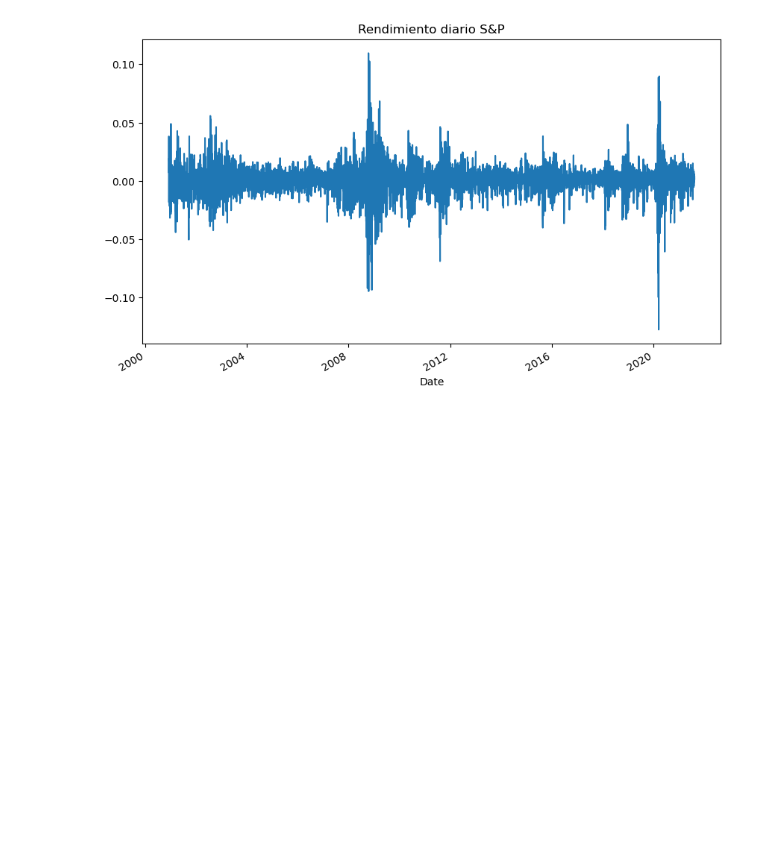
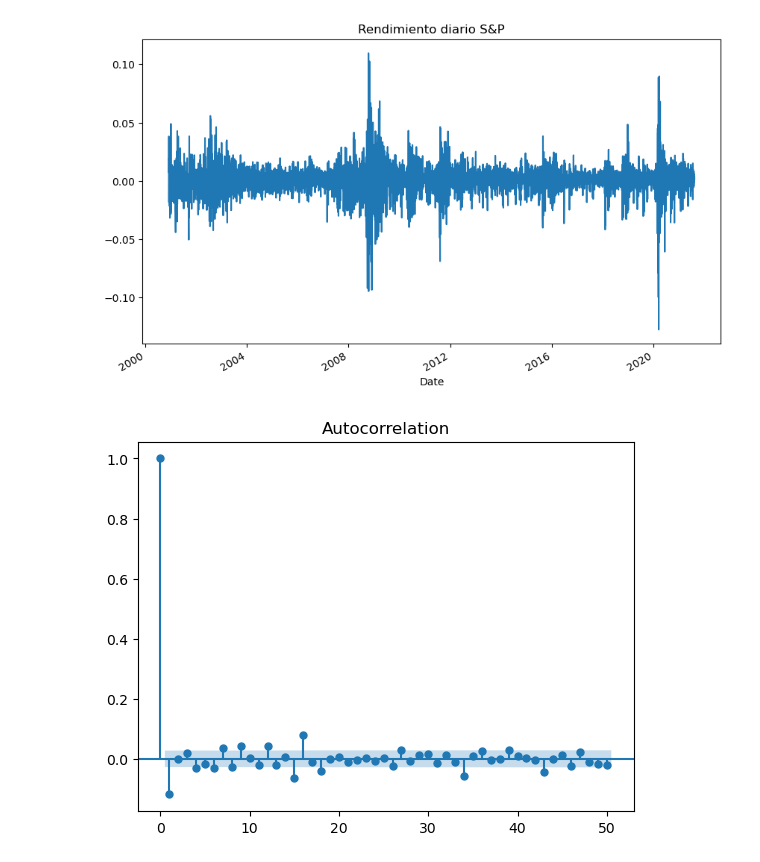
Before and after one commit to MkCst/QuantitativeAnalysis, a Jupyter notebook: A0DataPreprocessing.ipynb, the cells around one changed output. Cells and saved outputs as stored; diff of their text form; code cells hidden in the pictures; blank space fills up the shorter version.

```diff
--- a/A0DataPreprocessing.ipynb
+++ b/A0DataPreprocessing.ipynb
@@ -346,6 +362,8 @@ df.rename(columns={"Adj Close":"adj_close"}, inplace=True)
 
 # Calculo de rendimiento logaritmico
 df["log_rtn"] = np.log(df.adj_close/df.adj_close.shift(1))
+# >> ELIMINANDO VALORES 'NA'
+df.dropna(how = 'any', inplace = True)
 
 df.log_rtn.plot(title="Rendimiento diario S&P", figsize=(10,6))
 plt.show()
@@ -355,0 +372,12 @@ plt.show()
+# %%
+#  Ausencia de autocorrelación en los rendimientos
+# ->Definiendo parametros para crear graficos de autocorrelacion.
+
+N_LAGS = 50
+SIGNIFICANCE_LEVEL = 0.05 # Nivel de significancia
+
+# ->Grafica de la funcion de autocorrelacion
+acf = smt.graphics.plot_acf(df.log_rtn, lags=N_LAGS, alpha=SIGNIFICANCE_LEVEL)
+plt.show()
+# %% [output]
+[figure, added]
```
Also changed, not shown: parts of 6 cells of this notebook.
